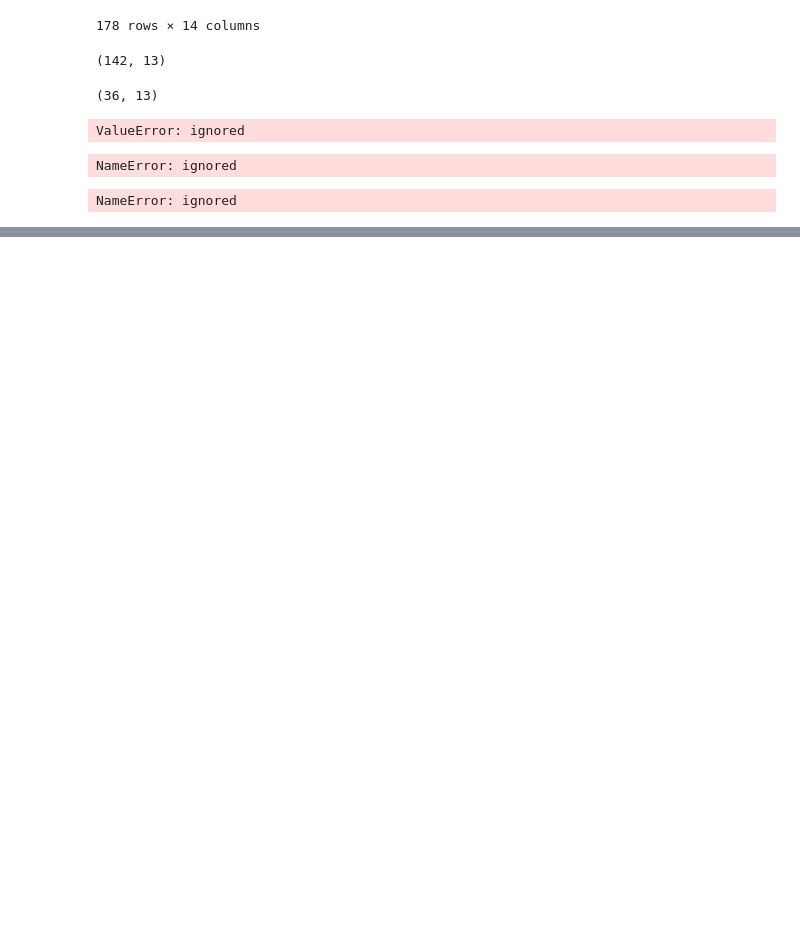
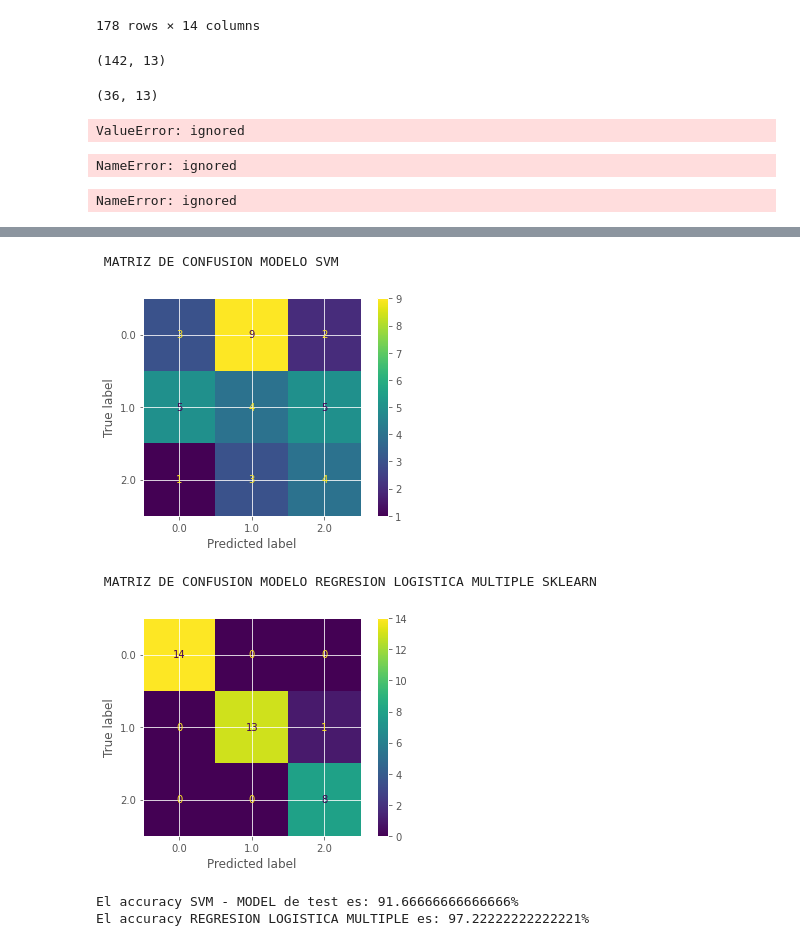
Before and after one commit to Virzlauvinen/Practico_191022, a Jupyter notebook: Examen V2.ipynb, the cells around one changed output, grey strips where cells are left out. Drawn from its saved outputs; the diff is of its cells as text; code cells hidden in the pictures; blank space fills up the shorter version.

Commit message:
Fin de tp2 con la comparacion de modelos.

```diff
--- a/Examen V2.ipynb
+++ b/Examen V2.ipynb
@@ -375,0 +392,25 @@ NameError: ignored
+# %%
+from sklearn.metrics import ConfusionMatrixDisplay
+
+print( " MATRIZ DE CONFUSION MODELO SVM ")
+ConfusionMatrixDisplay.from_predictions(
+    y_test, predicciones)
+
+plt.show()
+
+print( " MATRIZ DE CONFUSION MODELO REGRESION LOGISTICA MULTIPLE SKLEARN ")
+ConfusionMatrixDisplay.from_predictions(
+   y_test, predict)
+
+plt.show()
+
+print("")
+print(f"El accuracy SVM - MODEL de test es: {100*accuracy}%")
+print(f"El accuracy REGRESION LOGISTICA MULTIPLE es: {100*accuracy_RL}%")
+# %% [output]
+ MATRIZ DE CONFUSION MODELO SVM
+[figure, added]
+ MATRIZ DE CONFUSION MODELO REGRESION LOGISTICA MULTIPLE SKLEARN
+[figure, added]
+El accuracy SVM - MODEL de test es: 91.66666666666666%
+El accuracy REGRESION LOGISTICA MULTIPLE es: 97.22222222222221%
```
Also changed, not shown: parts of 12 cells of this notebook.
